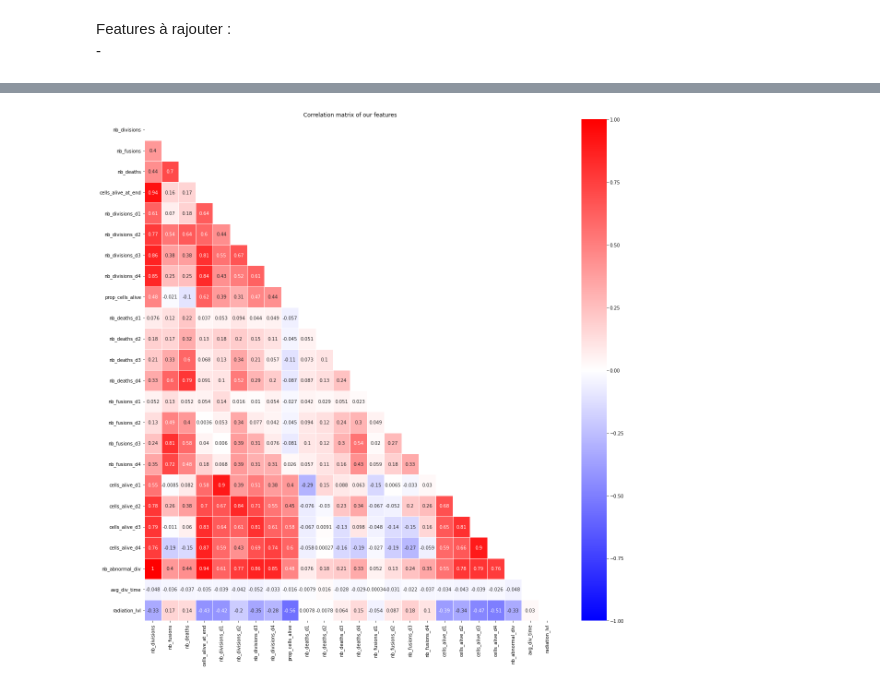
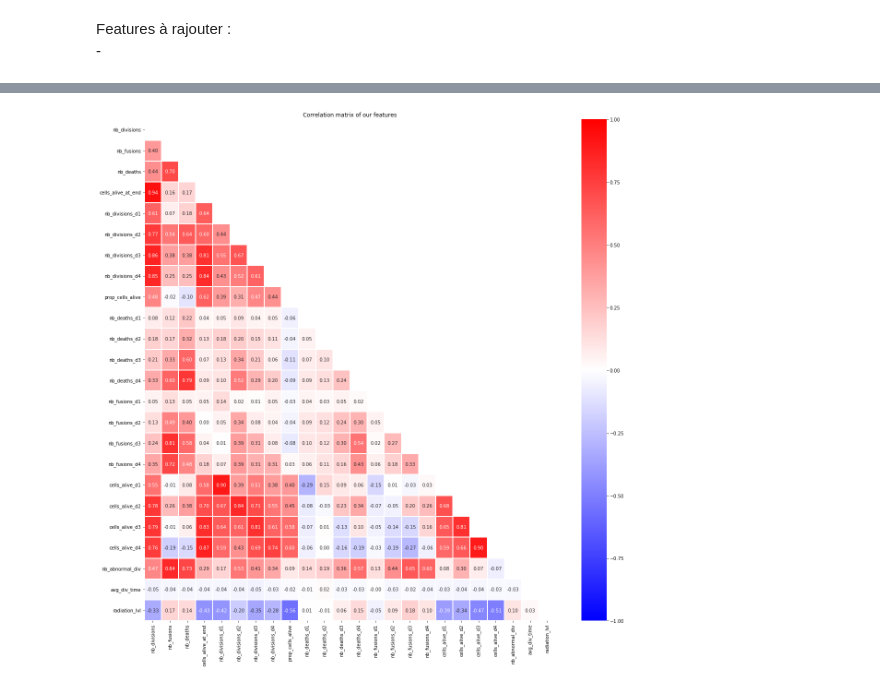
Before and after one commit to Valentin-Molina/ecn_radiobiology, a Jupyter notebook: notebook/Noe_cell_lineage.ipynb, the cells around one changed output, grey strips where cells are left out. Cells and saved outputs as stored; diff of their text form; code cells hidden in the pictures.

```diff
--- a/notebook/Noe_cell_lineage.ipynb
+++ b/notebook/Noe_cell_lineage.ipynb
@@ -130,7 +122,7 @@ def cell_lineage_exp(experience):
     features= features.fillna(0)
 
 
-    features['prop_cells_alive'] = features.cells_alive_at_end / (features.nb_divisions + 1)
+    features['prop_cells_alive'] = features.cells_alive_at_end / (features.nb_divisions + 1) #pas forcément utile -> combinaison linéaire
 
     features['nb_deaths_d1'] = features['root_cells'].map(trees.loc[(trees.event=='death') & (trees.time <= 144)].groupby(['root_cell']).root_cell.count())
     features['nb_deaths_d2'] = features['root_cells'].map(trees.loc[(trees.event=='death') & (trees.time <= 2*144) & (trees.time > 144)].groupby(['root_cell']).root_cell.count())
@@ -152,12 +144,15 @@ def cell_lineage_exp(experience):
     features= features.fillna(0)
 
     #abnormal divisions
-    features['nb_abnormal_div'] = features['root_cells'].map(trees.loc[(trees.event=='div') & (len(trees.output) > 2)].groupby(['root_cell']).root_cell.count())
+    pdlen = lambda row : (len(row.output) > 2)
+
+    features['nb_abnormal_div'] = features['root_cells'].map(trees.loc[(trees.event=='div') & (trees.apply(pdlen, axis=1))].groupby(['root_cell']).root_cell.count())
     features= features.fillna(0)
 
     #Time between 2 divisions
-    trees['temp'] = trees.loc[(trees.event=='div')].time - trees.loc[(trees.event=='div')].time.shift()
-    features['avg_div_time'] = trees.loc[(trees.event=='div')].temp.mean()
+    # Should select event div for each tree (by root cell)
+    trees['temp'] = trees.loc[(trees.event=='div')].time - trees.loc[(trees.event=='div')].time.shift() # Not ok !
+    features['avg_div_time'] = trees.loc[(trees.event=='div')].temp.mean() # Not ok !
     #del trees.temp
 
 
@@ -225,11 +233,11 @@ cl
 # %%
 corr_matrix = cl.corr()
 
 plt.figure(figsize=(20,20))
 mask = np.triu(np.ones_like(corr_matrix))
-heat_map = sns.heatmap( corr_matrix, linewidth = 1 , annot=True, mask=mask, vmin=-1,vmax=1,cmap = 'bwr')
+heat_map = sns.heatmap( corr_matrix, linewidth = 1 , annot=True, mask=mask, vmin=-1,vmax=1,cmap = 'bwr', fmt=".2f")
 
 plt.title( "Correlation matrix of our features" )
 plt.show()
 # %% [output]
-[figure, old version]
+[figure, new version]
```
Also changed, not shown: parts of 5 cells of this notebook, 1 other file.
